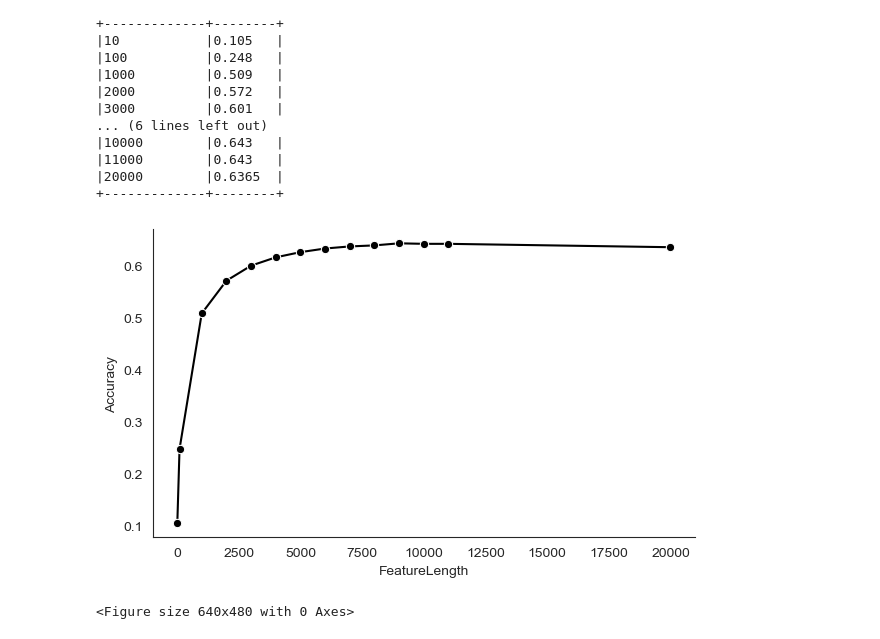
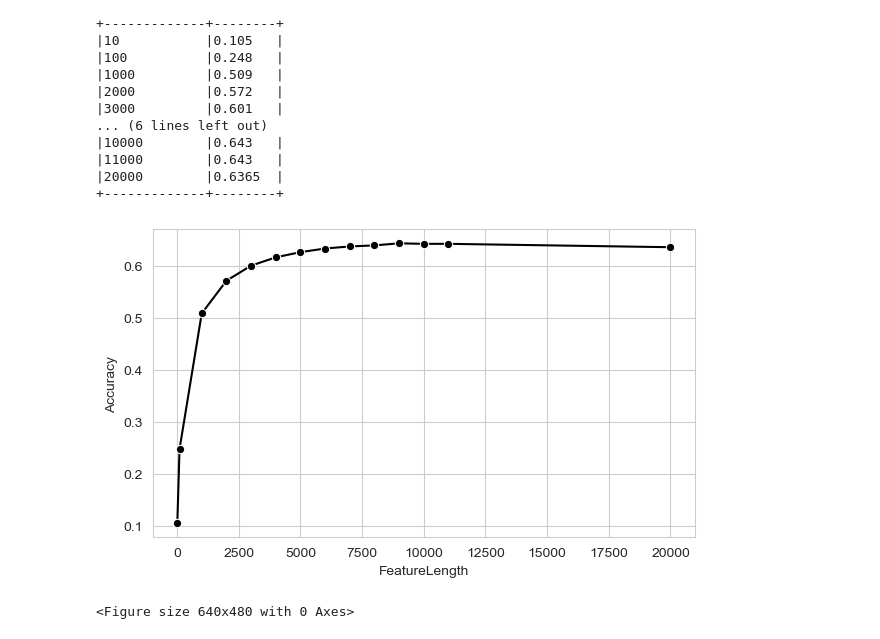
Before and after one commit to diarmuidbrady/yahoo_topic_classification, a Jupyter notebook: notebooks/02_TF_IDF_SVM.ipynb, the cells around one changed output. Saved outputs shown, nothing was run; the diff lists cells and outputs as text; code cells hidden in the pictures.

```diff
--- a/notebooks/02_TF_IDF_SVM.ipynb
+++ b/notebooks/02_TF_IDF_SVM.ipynb
@@ -277,15 +277,12 @@ df_results = df_results.toPandas()
 # %%
 df_results.Accuracy = df_results.Accuracy.astype('float')
 # %%
-sns.set_style('white')
-plt.rcParams['axes.spines.right'] = False
-plt.rcParams['axes.spines.top'] = False
-plt.rcParams['patch.edgecolor'] = 'white'
+sns.set_style('whitegrid')
 
 plt.figure(figsize=(7, 4))
 sns.lineplot(x='FeatureLength', y='Accuracy', data=df_results, markers=True, dashes=False, marker="o", color='black')
 plt.show()
 plt.savefig('../visuals/TF_IDF_SVM_Accuracy.png', );
 # %% [output]
-[figure, old version]
+[figure, new version]
 <Figure size 640x480 with 0 Axes>
```
Also changed, not shown: 2 other files.
